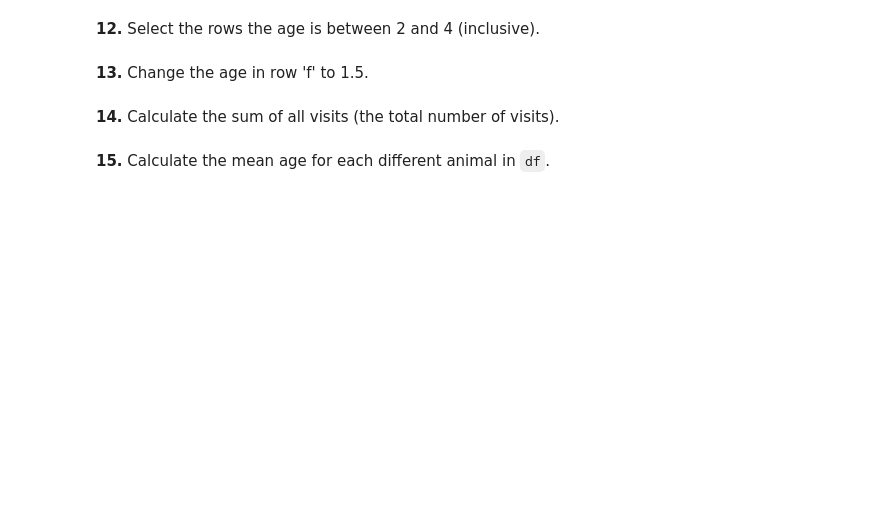
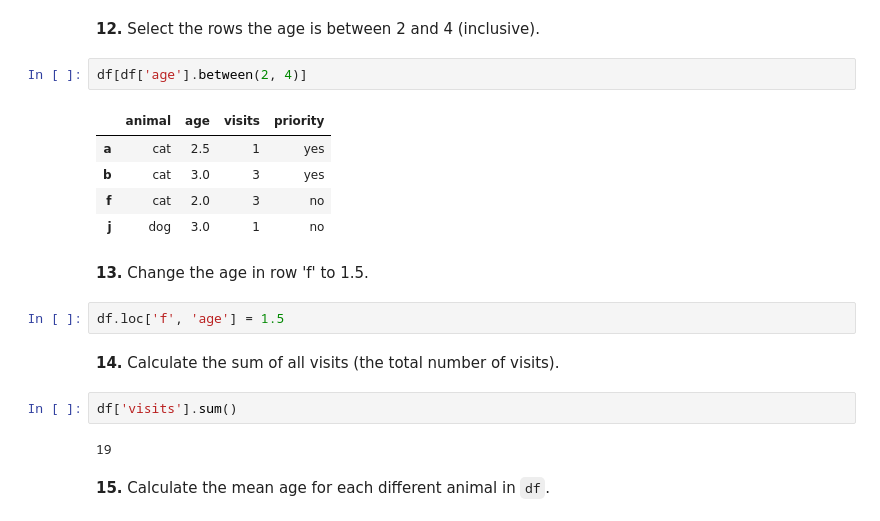
Before and after one commit to sahilnarkar155/guvi-task, a Jupyter notebook: pandas_tasks.ipynb, the cells around one changed output. Saved outputs shown, nothing was run; the diff lists cells and outputs as text; blank space fills up the shorter version.

```diff
--- a/pandas_tasks.ipynb
+++ b/pandas_tasks.ipynb
@@ -82,8 +168,22 @@ labels = ['a', 'b', 'c', 'd', 'e', 'f', 'g', 'h', 'i', 'j']
 # %% [markdown]
 **12.** Select the rows the age is between 2 and 4 (inclusive).
+# %%
+df[df['age'].between(2, 4)]
+# %% [output]
+|  | animal | age | visits | priority |
+| a | cat | 2.5 | 1 | yes |
+| b | cat | 3.0 | 3 | yes |
+| f | cat | 2.0 | 3 | no |
+| j | dog | 3.0 | 1 | no |
 # %% [markdown]
 **13.** Change the age in row 'f' to 1.5.
+# %%
+df.loc['f', 'age'] = 1.5
 # %% [markdown]
 **14.** Calculate the sum of all visits (the total number of visits).
+# %%
+df['visits'].sum()
+# %% [output]
+19
 # %% [markdown]
 **15.** Calculate the mean age for each different animal in `df`.
```
Also changed, not shown: parts of 16 cells of this notebook.
